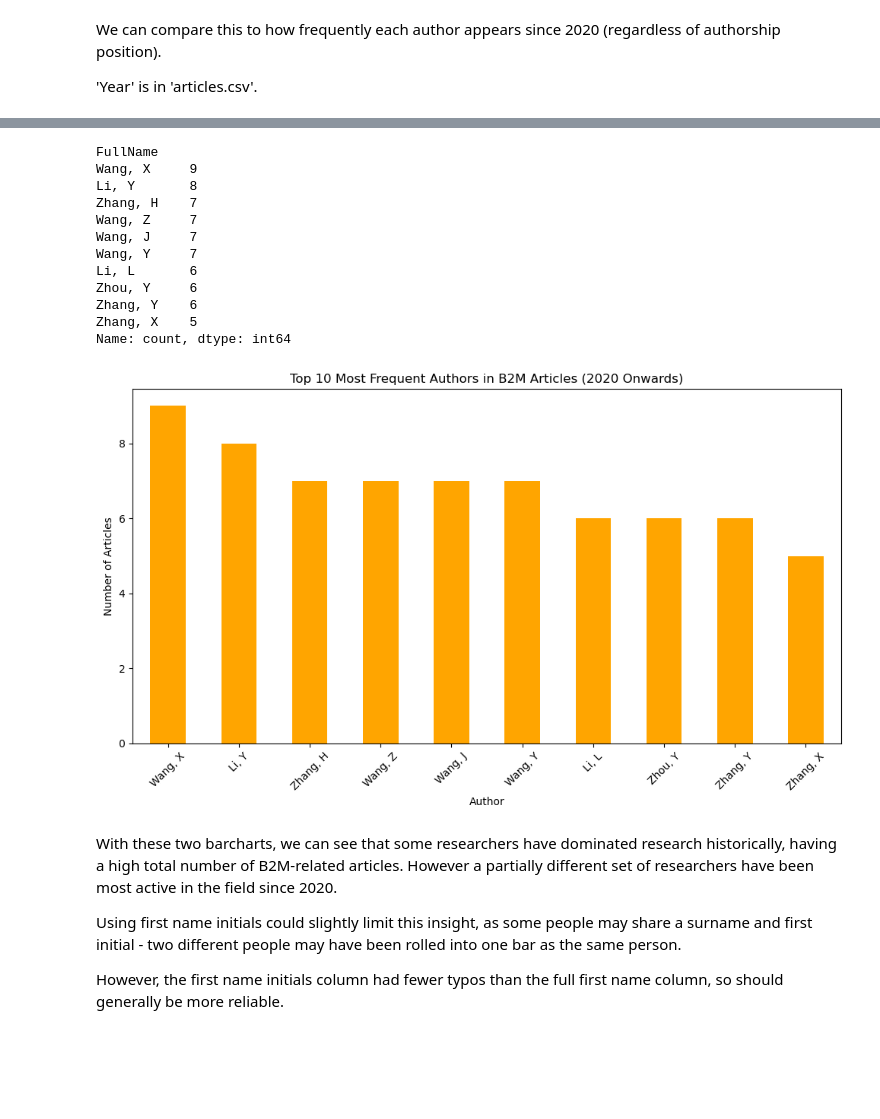
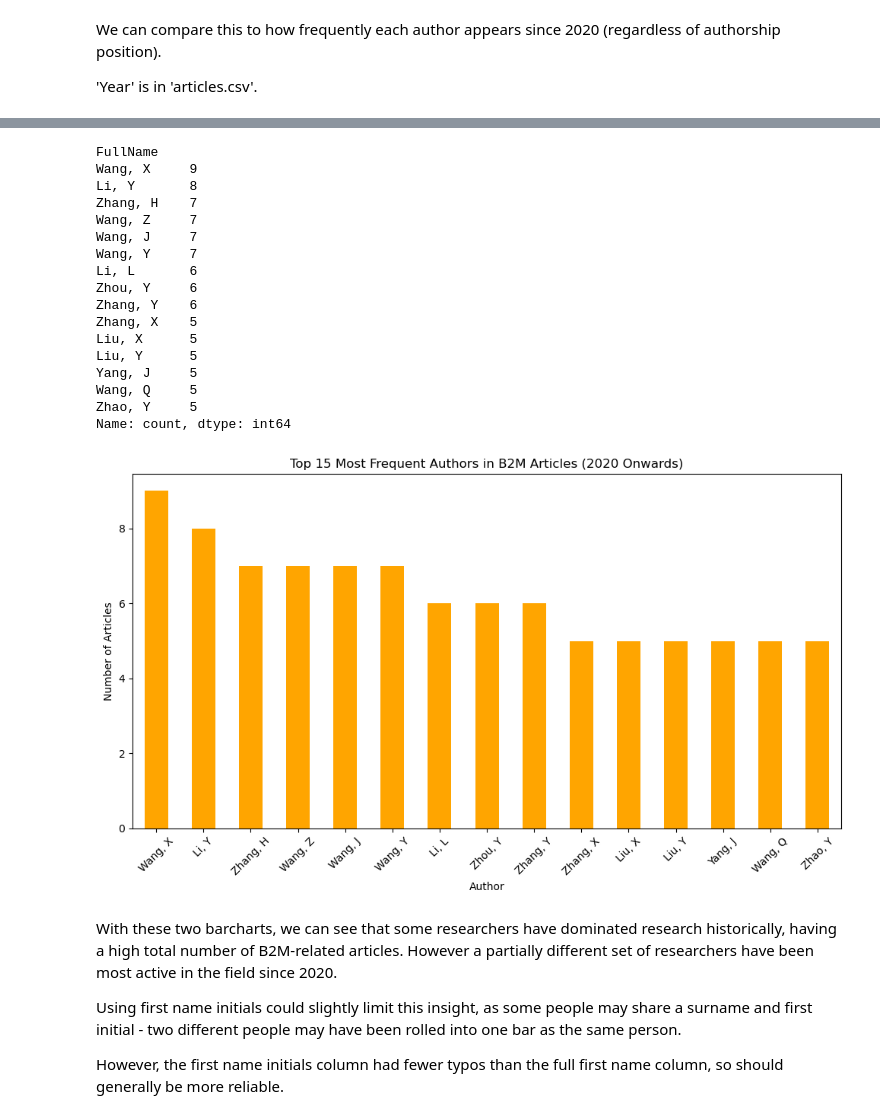
Before and after one commit to LillWawrence/consulting_skills_exam, a Jupyter notebook: will.ipynb, the cells around one changed output, grey strips where cells are left out. Cells and saved outputs as stored; diff of their text form; code cells hidden in the pictures; blank space fills up the shorter version.

Commit message:
Edited code to examine top 15 authors, changing all graphs downstream to 'zoom out' analysis. Large changes to network graph to expand visible connections.

```diff
--- a/will.ipynb
+++ b/will.ipynb
@@ -173,7 +173,7 @@ recent_authors.head()
 # %%
 # counting most frequent authors in recent_articles
 recent_author_totals = recent_authors['FullName'].value_counts()
-recent_author_totals.head(10)
+recent_author_totals.head(15)
 # %% [output]
 FullName
 Wang, X     9
@@ -186,19 +186,24 @@ Li, L       6
 Zhou, Y     6
 Zhang, Y    6
 Zhang, X    5
+Liu, X      5
+Liu, Y      5
+Yang, J     5
+Wang, Q     5
+Zhao, Y     5
 Name: count, dtype: int64
 # %%
 # plotting the top 10 recent authors
-top_recent_authors = recent_author_totals.head(10)
+top_recent_authors = recent_author_totals.head(15)
 top_recent_authors.plot(kind='bar', figsize=(10,6), color='orange')
-plt.title('Top 10 Most Frequent Authors in B2M Articles (2020 Onwards)')
+plt.title('Top 15 Most Frequent Authors in B2M Articles (2020 Onwards)')
 plt.xlabel('Author')
 plt.ylabel('Number of Articles')
 plt.xticks(rotation=45)
 plt.tight_layout()
 plt.show()
 # %% [output]
-[figure, old version]
+[figure, new version]
 # %% [markdown]
 With these two barcharts, we can see that some researchers have dominated research historically, having a high total number of B2M-related articles. However a partially different set of researchers have been most active in the field since 2020.
 
```
Also changed, not shown: parts of 23 cells of this notebook.
